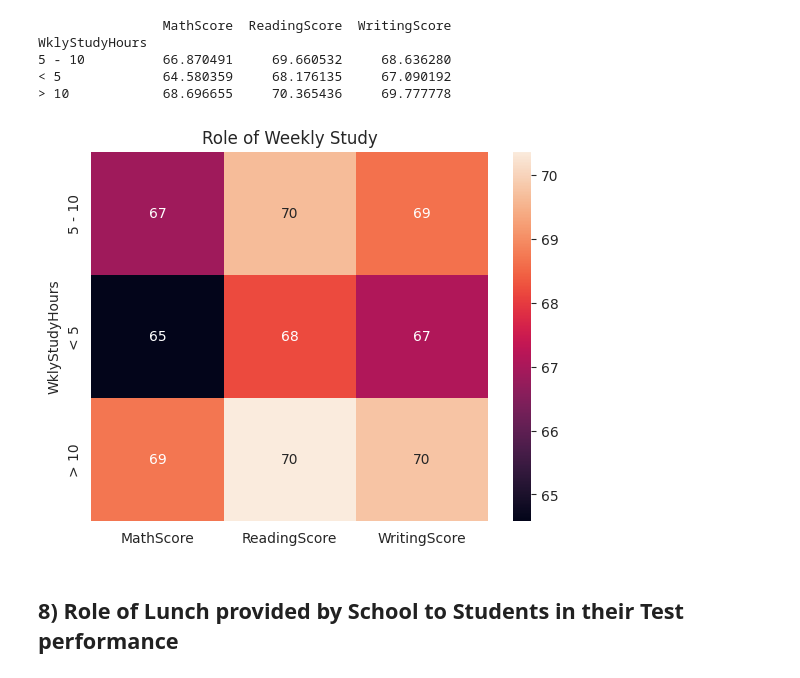
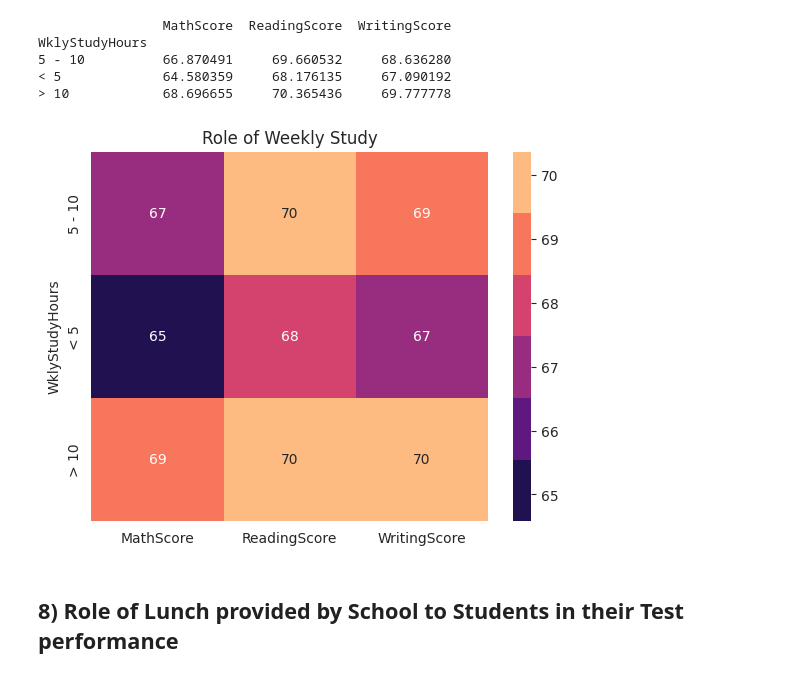
Before and after one commit to HafshaWahab/Students-Test-Scores-Analysis, a Jupyter notebook: students-test-scores-analysis.ipynb, the cells around one changed output. Cells and saved outputs as stored; diff of their text form; code cells hidden in the pictures.

```diff
--- a/students-test-scores-analysis.ipynb
+++ b/students-test-scores-analysis.ipynb
@@ -381,12 +381,13 @@ WklyStudyHours
 < 5             64.580359     68.176135     67.090192
 > 10            68.696655     70.365436     69.777778
 # %%
-sns.heatmap(hours, annot = True)
+palette = sns.color_palette('magma')
+sns.heatmap(hours, annot = True, cmap=palette)
 #plt.figure(figsize=(4,5))
 plt.title('Role of Weekly Study')
 plt.show()
 # %% [output]
-[figure, old version]
+[figure, new version]
 # %% [markdown]
 ## 8) Role of Lunch provided by School to Students in their Test performance
 # %%
```
Also changed, not shown: parts of 2 cells of this notebook.
